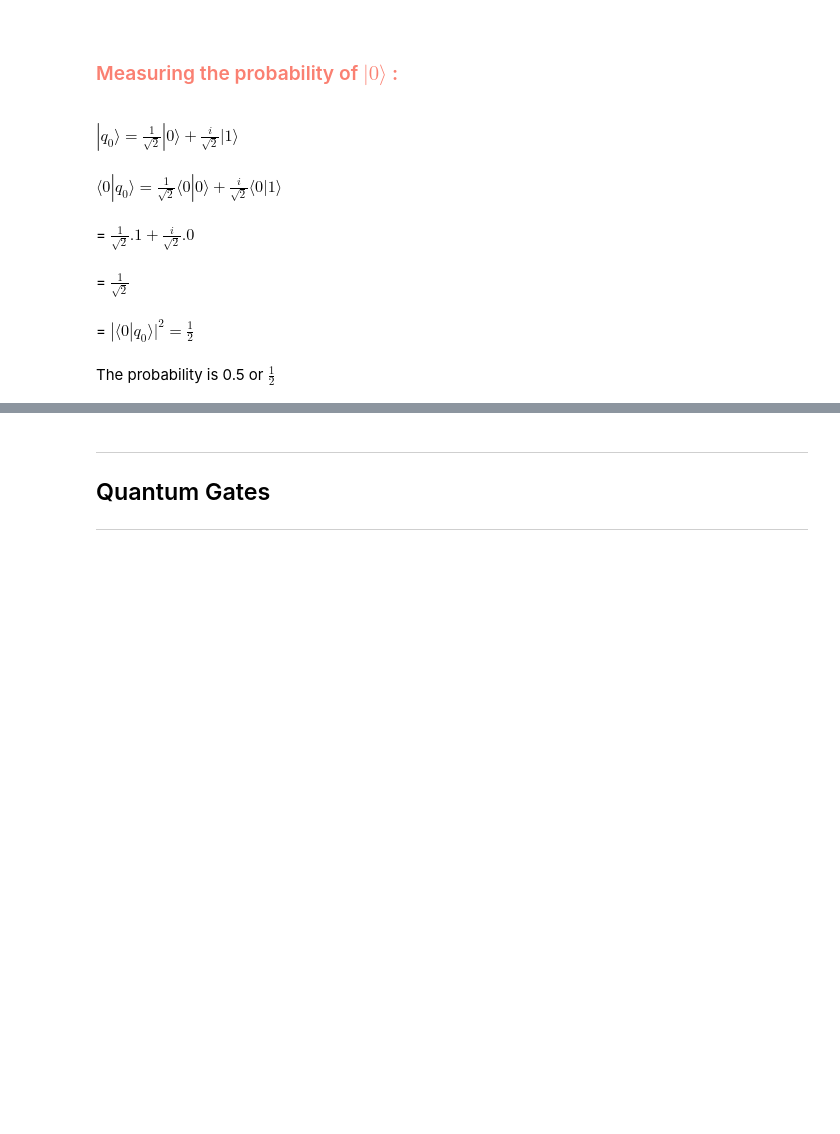
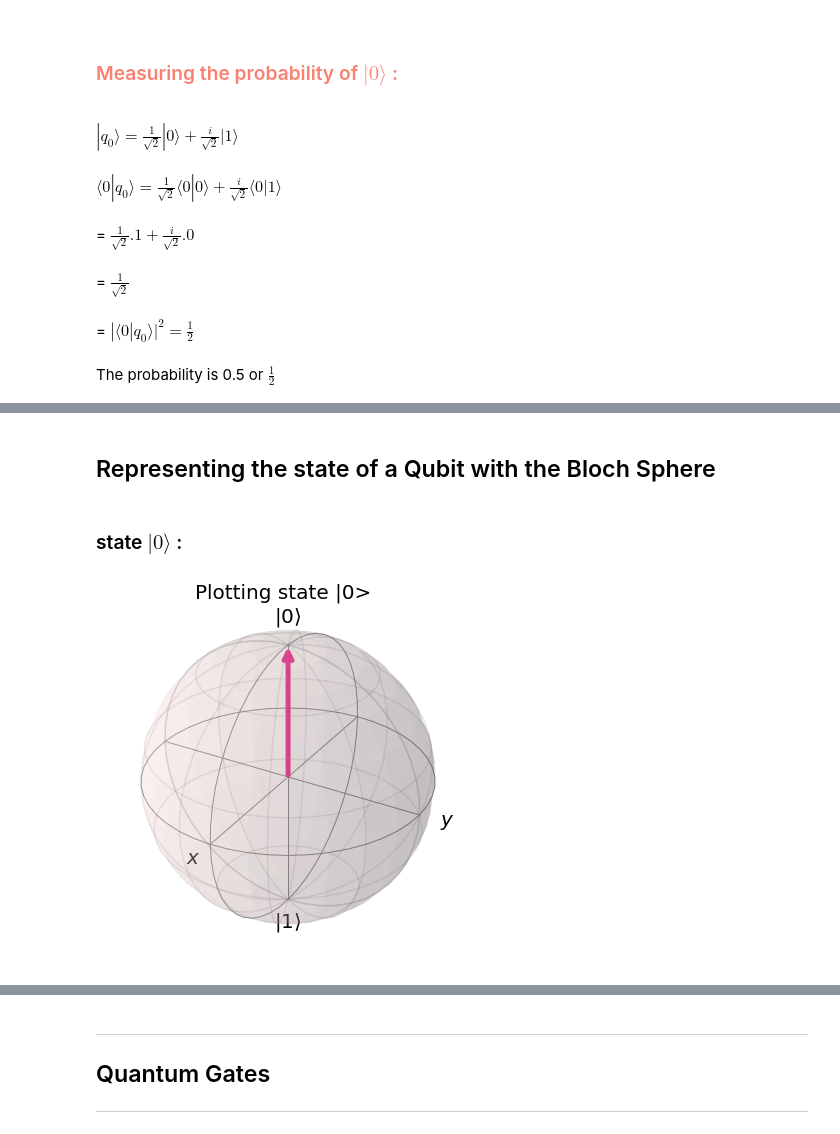
Before and after one commit to alexandrac77/emerging-technologies, a Jupyter notebook: content/Class Notebooks/Quantum Computing.ipynb, the cells around one changed output, grey strips where cells are left out. Drawn from its saved outputs; the diff is of its cells as text; code cells hidden in the pictures; blank space fills up the shorter version.

```diff
--- a/content/Class Notebooks/Quantum Computing.ipynb
+++ b/content/Class Notebooks/Quantum Computing.ipynb
@@ -185,0 +217,9 @@ The probability is 0.5 or $\frac{1}{2}$
+# %% [markdown]
+## Representing the state of a Qubit with the Bloch Sphere
+# %% [markdown]
+### state $|0\rangle$ :
+# %%
+from qiskit.visualization import plot_bloch_vector
+plot_bloch_vector([0,0,1], title='Plotting state |0>')
+# %% [output]
+[figure, added]
```
Also changed, not shown: parts of 13 cells of this notebook.
